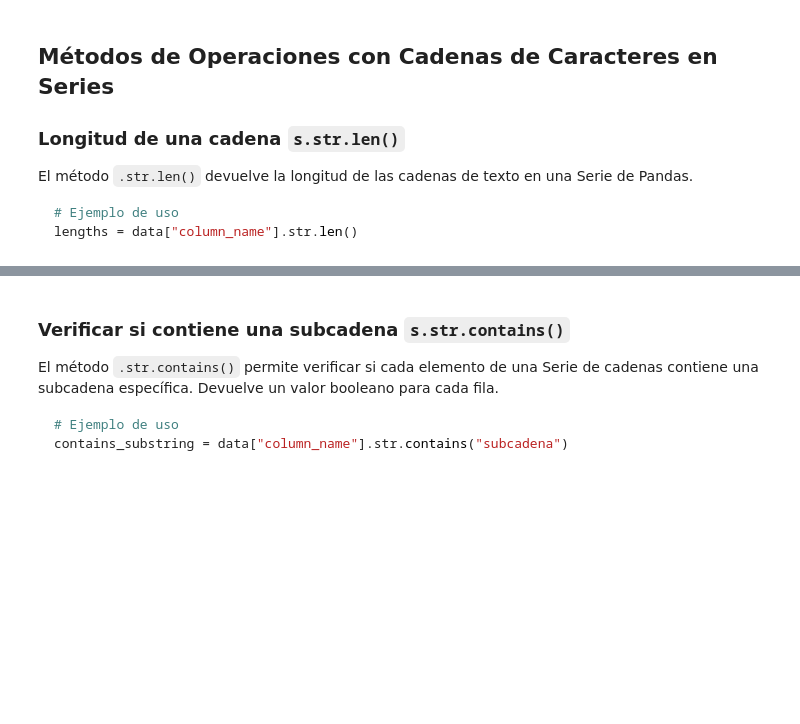
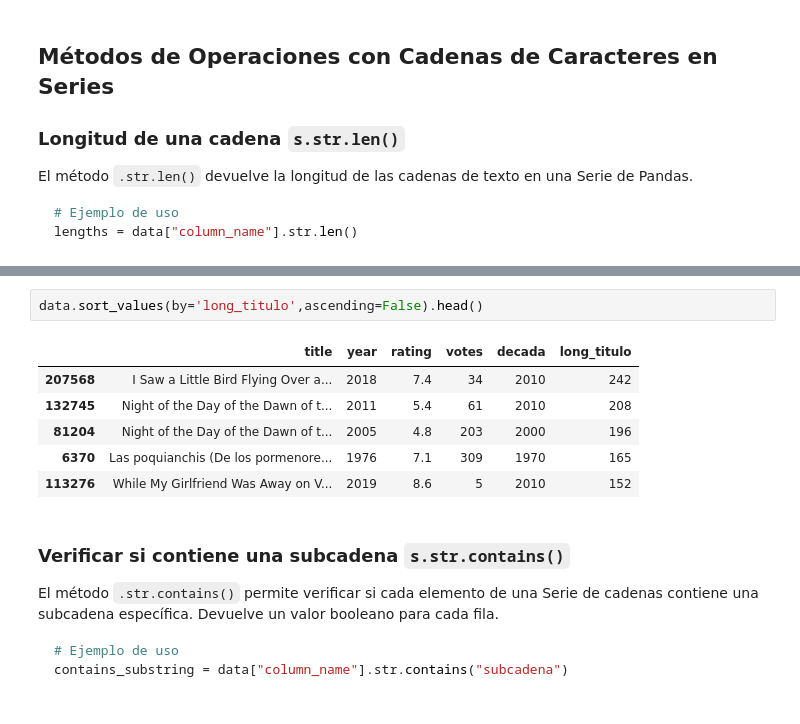
Before and after one commit to Horaciomb/UPB_Herramientas_Basicas_Visualizacion_Datoss_, a Jupyter notebook: Sesion5/s5_pandas.ipynb, the cells around one changed output, grey strips where cells are left out. Saved outputs shown, nothing was run; the diff lists cells and outputs as text; blank space fills up the shorter version.

```diff
--- a/Sesion5/s5_pandas.ipynb
+++ b/Sesion5/s5_pandas.ipynb
@@ -241,3 +259,12 @@ lengths = data["column_name"].str.len()
+# %%
+data.sort_values(by='long_titulo',ascending=False).head()
+# %% [output]
+|  | title | year | rating | votes | decada | long_titulo |
+| 207568 | I Saw a Little Bird Flying Over a... | 2018 | 7.4 | 34 | 2010 | 242 |
+| 132745 | Night of the Day of the Dawn of t... | 2011 | 5.4 | 61 | 2010 | 208 |
+| 81204 | Night of the Day of the Dawn of t... | 2005 | 4.8 | 203 | 2000 | 196 |
+| 6370 | Las poquianchis (De los pormenore... | 1976 | 7.1 | 309 | 1970 | 165 |
+| 113276 | While My Girlfriend Was Away on V... | 2019 | 8.6 | 5 | 2010 | 152 |
 # %% [markdown]
 
 ### Verificar si contiene una subcadena `s.str.contains()`
```
Also changed, not shown: parts of 15 cells of this notebook.
